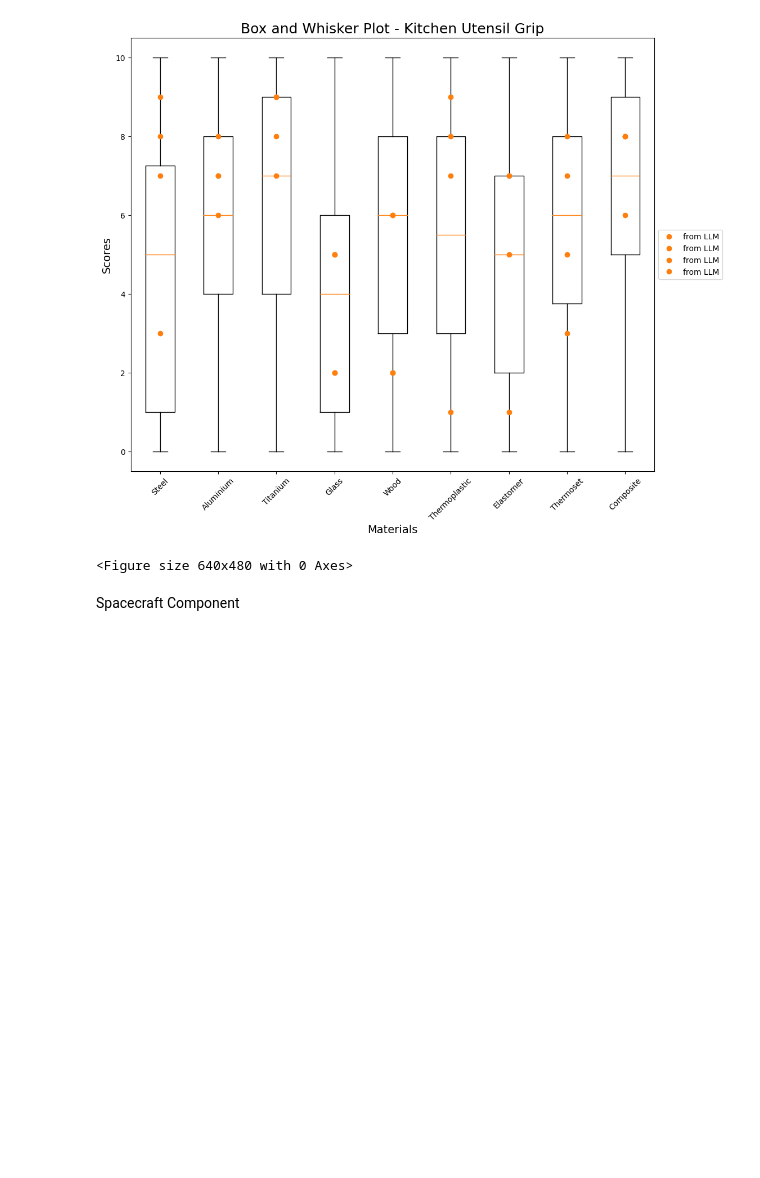
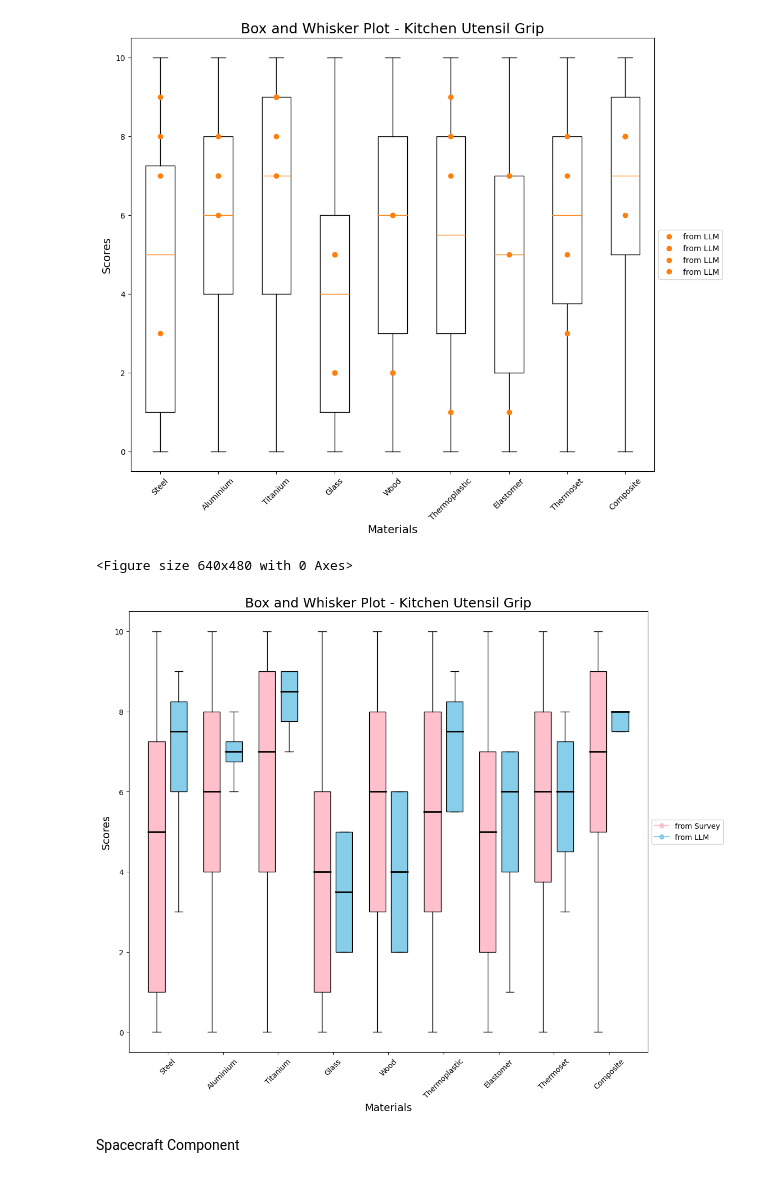
Before and after one commit to cmudrc/LLM-for-Material-Selection, a Jupyter notebook: Comparison Notebooks/SurveyLLM comparison.ipynb, the cells around one changed output. Drawn from its saved outputs; the diff is of its cells as text; code cells hidden in the pictures; blank space fills up the shorter version.

```diff
--- a/Comparison Notebooks/SurveyLLM comparison.ipynb
+++ b/Comparison Notebooks/SurveyLLM comparison.ipynb
@@ -2491,6 +2532,49 @@ plt.savefig('/Users/yashpatawari/Desktop/Design Research Collective/LLM for Mate
 [[0, 7, 7, 2, 5, 6, 3, 6, 0, 0, 1, 3, 3, 5, 1, 3, 1, 1, 5, 0, 1, 2, 2, 5, 0, 5, 3, 1, 4, 6, 3, 4, 0, 6, 2, 2, 3, 5, 3, 0, 6, 0, 5, 1, 0, 5, 5, 1, 5, 3, 1, 0, 6, 0, 7, 1, 6, 2, 0, 0, 1, 10, 0, 9, 0, 5, ...
 [figure]
 <Figure size 640x480 with 0 Axes>
+# %%
+
+
+survey_labels_total = ['Steel', 'Aluminium', 'Titanium', 'Glass', 'Wood', 'Thermoplastic', 'Elastomer', 'Thermoset', 'Composite']
+
+fig, ax = plt.subplots(figsize=(12, 10))
+
+# Plot boxplot for survey data
+# data_survey = [list_material_total[material] for material in survey_labels_total]
+data_survey_kitchen = [list_material_kitchen[material] for material in materials]
+bp = ax.boxplot(data_survey_kitchen,  positions=[i - 0.2 for i in range(len(survey_labels_total))], widths=0.3,labels=survey_labels_total,patch_artist=True, boxprops=dict(facecolor='pink'))
+
+# Plot boxplot for LLM data
+# llm_data_total = [material_list_total['Steel'], material_list_total['Aluminium'], material_list_total['Titanium'], material_list_total['Glass'], material_list_total['Wood'], material_list_total['Thermoplastic'], material_list_total['Elastomer'], material_list_total['Thermoset'], material_list_total['Composite']]
+llm_data_kitchen = [material_list_kitchen['Steel'], material_list_kitchen['Aluminium'], material_list_kitchen['Titanium'], material_list_kitchen['Glass'], material_list_kitchen['Wood'], material_list_kitchen['Thermoplastic'], material_list_kitchen['Elastomer'], material_list_kitchen['Thermoset'], material_list_kitchen['Composite']]
+bp_2 = ax.boxplot(llm_data_kitchen, positions=[i + 0.2 for i in range(len(survey_labels_total))],widths=0.3, patch_artist=True, boxprops=dict(facecolor='skyblue'), showfliers=False)
+
+for median in bp['medians']:
+    median.set(color ='black',linewidth = 2)
+
+for median in bp_2['medians']:
+        median.set(color ='black',linewidth = 2)
+
+ax.set_xticks([i for i in range(len(survey_labels_total))])
+ax.set_xticklabels(survey_labels_total, rotation=45)
+
+ax.set_title('Box and Whisker Plot - Kitchen Utensil Grip', fontsize=18)
+ax.set_xlabel('Materials', fontsize=14)
+ax.set_ylabel('Scores', fontsize=14)
+
+# Create custom legends
+survey_legend = plt.Line2D([], [], marker='o', color='pink', label='from Survey')
+llm_legend = plt.Line2D([], [], marker='o', color='skyblue', label='from LLM')
+ax.legend(handles=[survey_legend, llm_legend], loc='center left', bbox_to_anchor=(1, 0.5))
+# ax.legend(loc='center left', bbox_to_anchor=(1, 0.5))
+# handles, labels = ax.get_legend_handles_labels()
+
+# ax.legend(handles, labels, loc='center left', bbox_to_anchor=(1, 0.5))
+
+plt.tight_layout()
+plt.show()
+# %% [output]
+[figure, added]
 # %% [markdown]
 Spacecraft Component
 # %%
```
Also changed, not shown: parts of 11 cells of this notebook.
